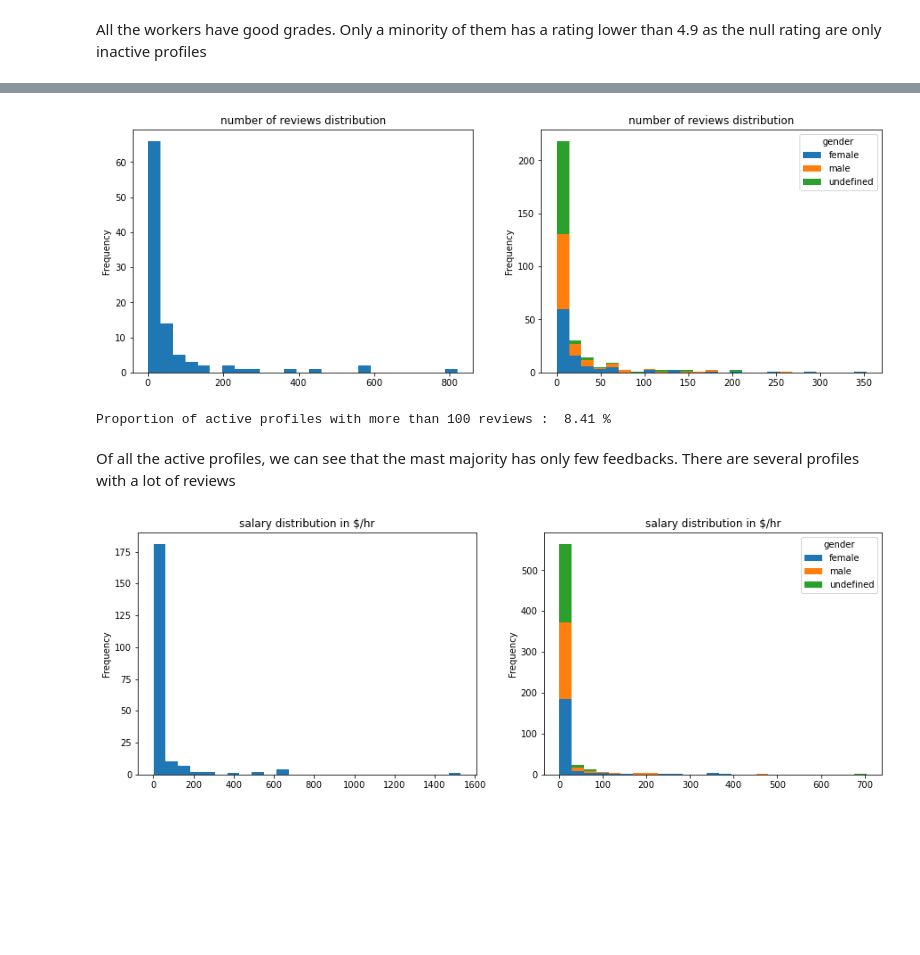
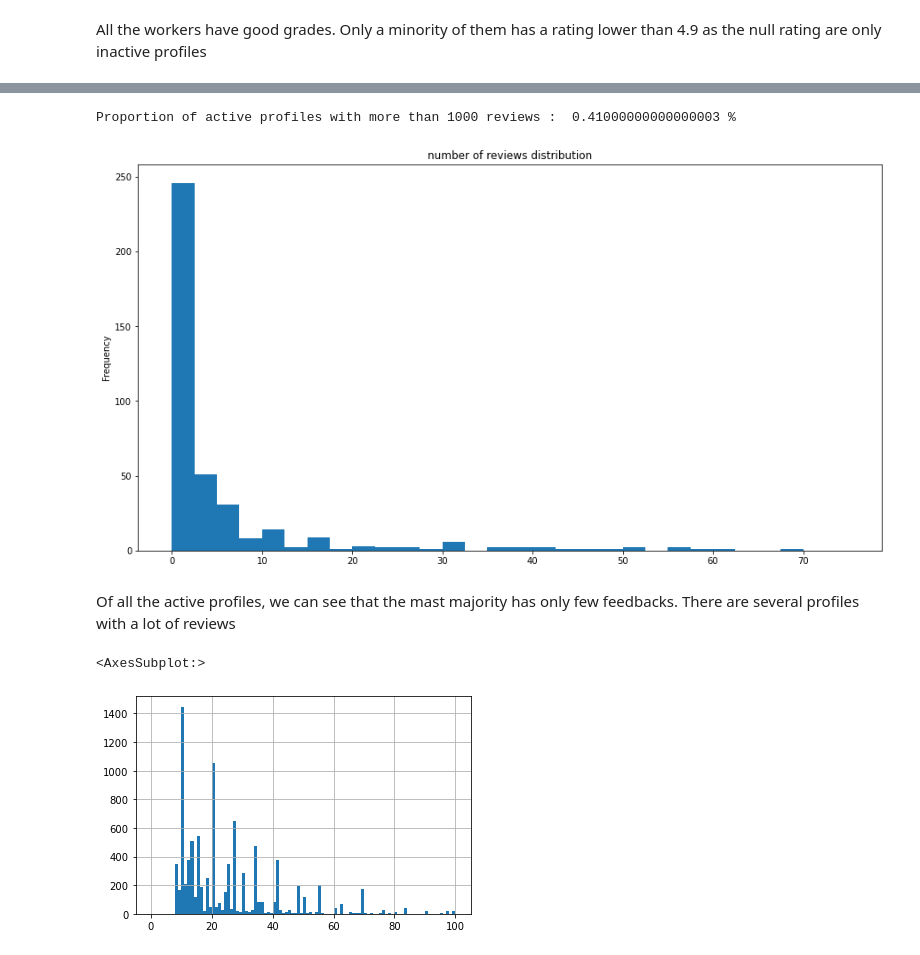
Before and after one commit to Victor-Manach/MODS207, a Jupyter notebook: Data_Analysis.ipynb, the cells around one changed output, grey strips where cells are left out. Drawn from its saved outputs; the diff is of its cells as text; code cells hidden in the pictures; blank space fills up the shorter version.

```diff
--- a/Data_Analysis.ipynb
+++ b/Data_Analysis.ipynb
@@ -6,9 +6,9 @@ import matplotlib.pyplot as plt
 import seaborn as sns
 from collections import Counter
 # %%
-data = pd.read_csv('./data/improved_profiles_26_04_2021.csv')
+data = pd.read_csv('./data/panel_data_04_05.csv')
 # %%
-data['gender'] = data['gender'].fillna("undefined")
+data = data[data['scraping_date'] == '26-04-2021']
 # %%
 data.head(3)
 # %% [output]
@@ -74,44 +93,19 @@ All the workers have good grades. Only a minority of them has a rating lower tha
 # %%
-fig, axes = plt.subplots(nrows=1, ncols=2)
+figure = plt.figure(figsize=(15,8))
 
-plt_reviews = data.loc[(0<data['nb_reviews']) & (data['nb_reviews']<100)].groupby('nb_reviews')['nb_reviews'].count()
-plt_reviews.plot(kind='hist', bins = 25, figsize=(15,5), ax=axes[0], title = "number of reviews distribution")
+plt_reviews = data.loc[(0<data['nb_reviews'])].groupby('nb_reviews')['nb_reviews'].count()
+plt_reviews.plot(kind='hist', range = [0,75], bins = 30, title = "number of reviews distribution")
 
-plt_reviews_gender = data.loc[(0<data['nb_reviews']) & (data['nb_reviews']<100)].groupby(['gender', 'nb_reviews'])['nb_reviews'].count().unstack('gender').fillna(0)
-plt_reviews_gender.plot(kind='hist', bins = 25, stacked = True, figsize=(15,5), ax=axes[1], title = "number of reviews distribution")
-
-plt.show()
-
-print("Proportion of active profiles with more than 100 reviews : ", 100 *
-      round(len(data.loc[(0<data['nb_reviews']) & (data['nb_reviews']>100)]['nb_reviews'])/
+print("Proportion of active profiles with more than 1000 reviews : ", 100 *
+      round(len(data.loc[(0<data['nb_reviews']) & (data['nb_reviews']>1000)]['nb_reviews'])/
             len(data.loc[(0<data['nb_reviews'])]['nb_reviews']),4), "%")
 # %% [output]
+Proportion of active profiles with more than 1000 reviews :  0.41000000000000003 %
-[figure, old version]
+[figure, new version]
-Proportion of active profiles with more than 100 reviews :  8.41 %
 # %% [markdown]
 Of all the active profiles, we can see that the mast majority has only few feedbacks. There are several profiles with a lot of reviews
-# %%
-# put everything in dollars
-salary = []
-for i in range(len(data["price"])) :
-    curr = data["price"][i][0]
-    if curr == '£':
-        salary.append(round(1.2 * float(data["price"][i][1:]),2))
-    elif curr == '€':
-        salary.append(round(1.38 * float(data["price"][i][1:]),2))
-    else:
-        salary.append(float(data["price"][i][1:]))
-
-data['salary'] = salary
-
-fig, axes = plt.subplots(nrows=1, ncols=2)
-
-plt_salary = data.groupby('salary')['salary'].count()
-plt_salary.plot(kind='hist', bins = 25, figsize=(15,5), ax=axes[0], title = "salary distribution in $/hr")
-
-plt_salary_gender = data.groupby(['gender', 'salary'])['salary'].count().unstack('gender').fillna(0)
-plt_salary_gender.plot(kind='hist', bins = 25, stacked = True, figsize=(15,5), ax=axes[1], title = "salary distribution in $/hr")
-
-plt.show()
-# %% [output]
-[figure, removed]
+# %%
+data['Price/hour in USD'].hist(bins = 100, range = [0,100])
+# %% [output]
+<AxesSubplot:>
+[figure, added]
```
Also changed, not shown: parts of 10 cells of this notebook.
